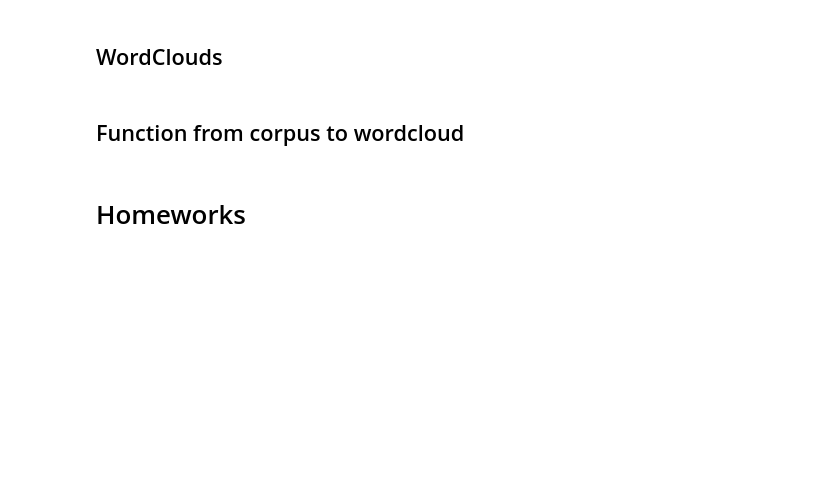
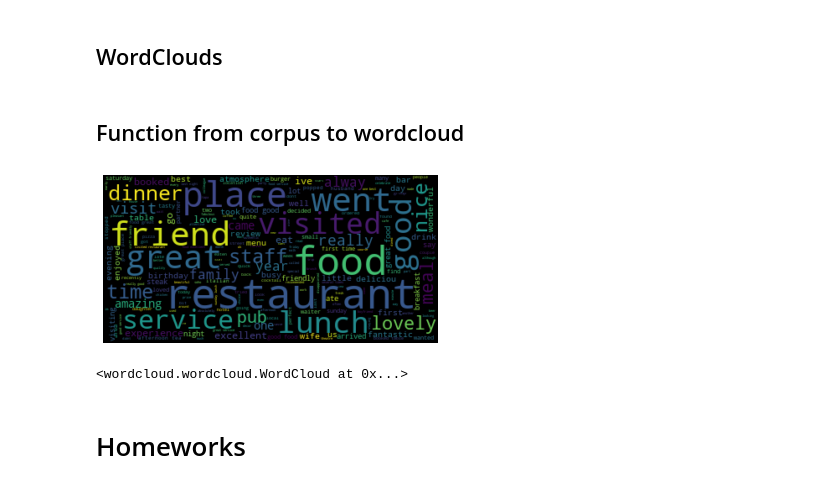
Before and after one commit to xNJL/Project-Capgemini, a Jupyter notebook: hw_session_2/ex_cleaning_session_2vSarah.ipynb, the cells around one changed output. Cells and saved outputs as stored; diff of their text form; code cells hidden in the pictures; blank space fills up the shorter version.

```diff
--- a/hw_session_2/ex_cleaning_session_2vSarah.ipynb
+++ b/hw_session_2/ex_cleaning_session_2vSarah.ipynb
@@ -142,7 +142,7 @@ def tokenize_filter(sentence):
     # Define stopwords
     stop_words = set(stopwords.words('english'))
     ## Add personalised stop words
-    stop_words.add("London")
+    stop_words.add("london")
 
     # Filter the sentence
     word_tokens = word_tokenize(sentence)
@@ -281,6 +288,6 @@ def basic_cleaning(corpus):
 # %%
-# Tokenizing and filtering function
-## Downloading nltk packages
+# Adding a tokenizing and filtering function
+## Downloading useful nltk packages
 nltk.download('stopwords')
 nltk.download('punkt')
 
@@ -288,7 +295,7 @@ def tokenize_filter(sentence):
     # Define stopwords
     stop_words = set(stopwords.words('english'))
     ## Add personalised stop words
-    stop_words.add("London")
+    stop_words.add("london")
 
     # Filter the sentence
     word_tokens = word_tokenize(sentence)
@@ -351,11 +412,24 @@ image = Image.open(FIG_PATH + "plate.jpg")
 plate_mask = np.array(image)
 # %% [markdown]
 ## Function from corpus to wordcloud
-# %%
-# Homework function 2
-def from_corpus_to_word_cloud(text_column):
-
-    return
+# %%
+# Homework function 2
+def from_corpus_to_word_cloud(text_column):
+    text_column = text_column.to_string()
+    # Generate a word cloud image
+    wordcloud = WordCloud().generate(text_column)
+    # Setting max font size to 50 to display more words
+    wordcloud = WordCloud(max_font_size=50).generate(text_column)
+    plt.pyplot.figure()
+    plt.pyplot.imshow(wordcloud, interpolation="bilinear")
+    plt.pyplot.axis("off")
+    plt.pyplot.show()
+    return wordcloud
+# %%
+from_corpus_to_word_cloud(reviews)
+# %% [output]
+[figure, added]
+<wordcloud.wordcloud.WordCloud at 0x...>
 # %% [markdown]
 # Homeworks
 # %% [markdown]
```
Also changed, not shown: parts of 17 cells of this notebook.
